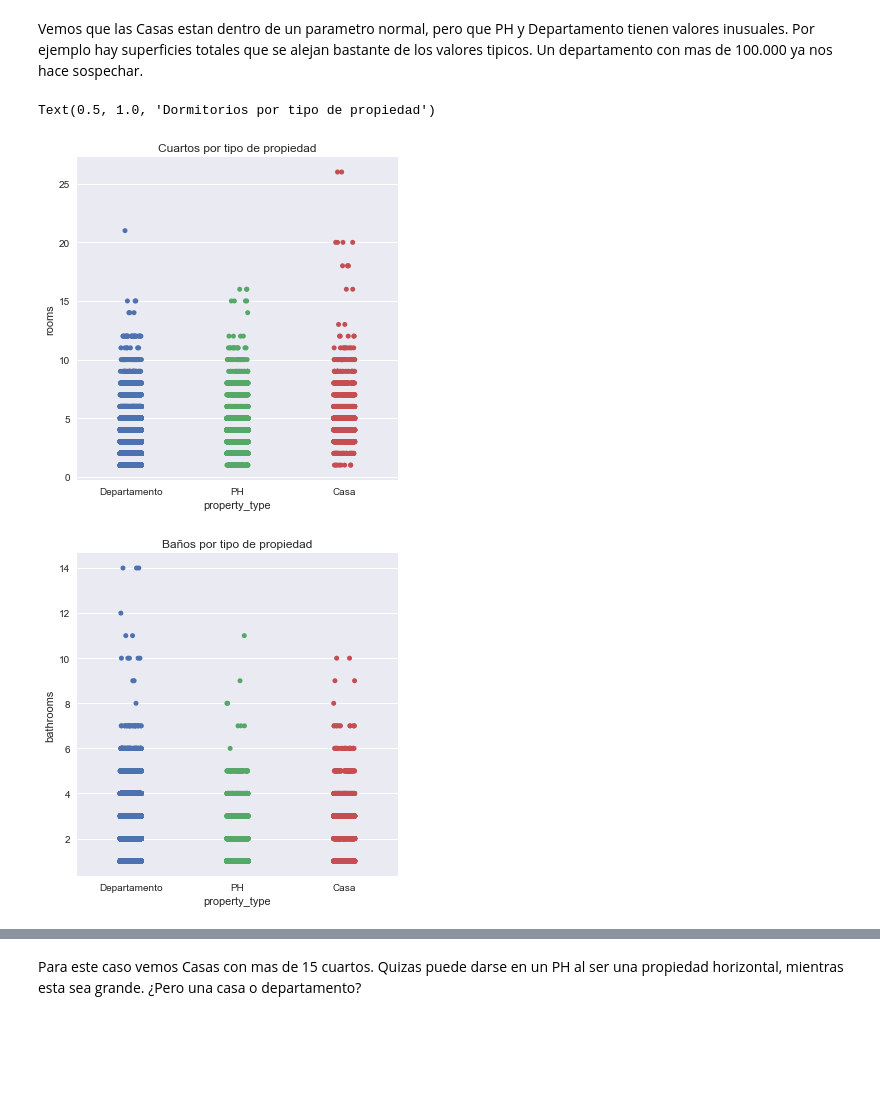
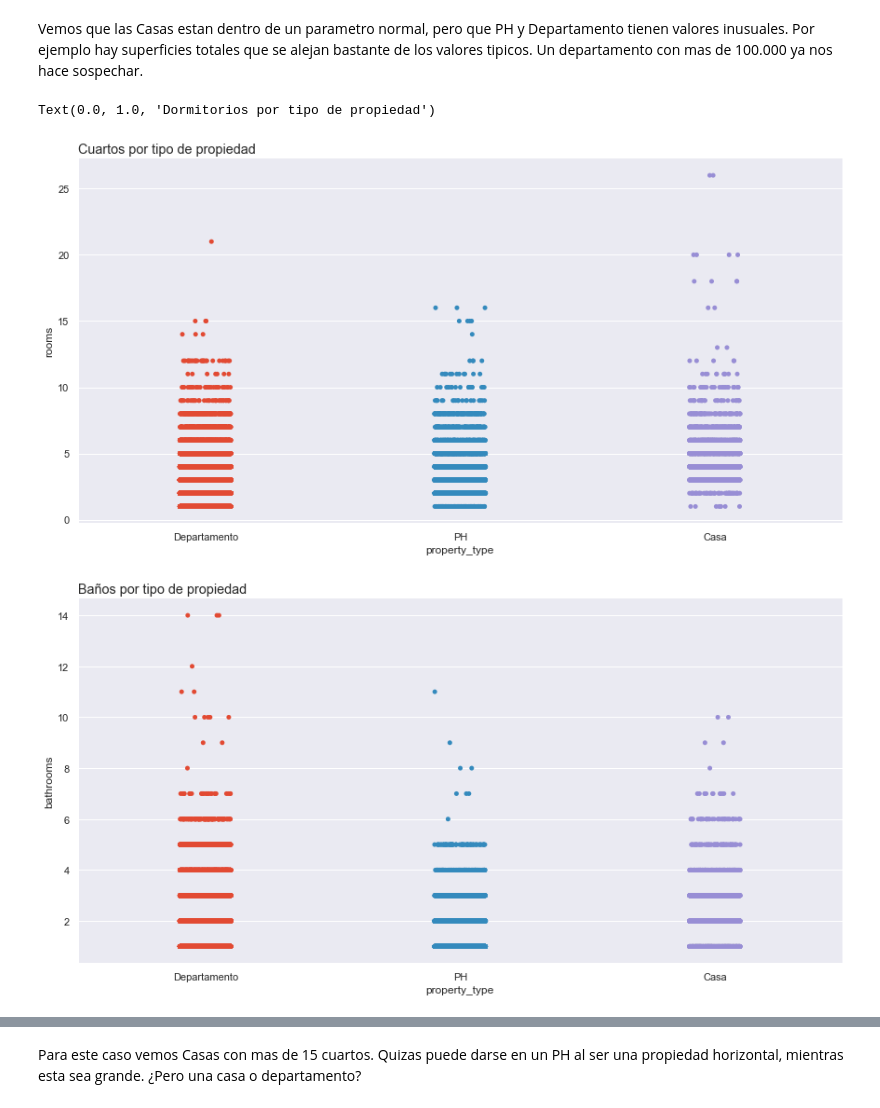
Before and after one commit to ldotto46/01.Proj_Real-State, a Jupyter notebook: Properati_analisys.ipynb, the cells around one changed output, grey strips where cells are left out. Cells and saved outputs as stored; diff of their text form; code cells hidden in the pictures; blank space fills up the shorter version.

```diff
--- a/Properati_analisys.ipynb
+++ b/Properati_analisys.ipynb
@@ -293,13 +294,13 @@ Text(0.5, 1.0, 'Superficie total por tipo de propiedad')
 # %% [markdown]
 Vemos que las Casas estan dentro de un parametro normal, pero que PH y Departamento tienen valores inusuales. Por ejemplo hay superficies totales que se alejan bastante de los valores tipicos. Un departamento con mas de 100.000 ya nos hace sospechar.
 # %%
-sns.catplot(x='property_type', y='rooms', data=ds)
-plt.title('Cuartos por tipo de propiedad')
-sns.catplot(x='property_type', y='bathrooms', data=ds)
-plt.title('Baños por tipo de propiedad')
-sns.catplot(x='property_type', y='bedrooms', data=ds)
-plt.title('Dormitorios por tipo de propiedad')
+sns.catplot(x='property_type', y='rooms', data=ds, height=6, aspect=2)
+plt.title('Cuartos por tipo de propiedad',loc='left')
+sns.catplot(x='property_type', y='bathrooms', data=ds, height=6, aspect=2)
+plt.title('Baños por tipo de propiedad',loc='left')
+sns.catplot(x='property_type', y='bedrooms', data=ds, height=6, aspect=2)
+plt.title('Dormitorios por tipo de propiedad',loc='left')
 # %% [output]
-Text(0.5, 1.0, 'Dormitorios por tipo de propiedad')
+Text(0.0, 1.0, 'Dormitorios por tipo de propiedad')
-[figure, old version]
+[figure, new version]
-[figure, old version]
+[figure, new version]
```
Also changed, not shown: parts of 20 cells of this notebook.
